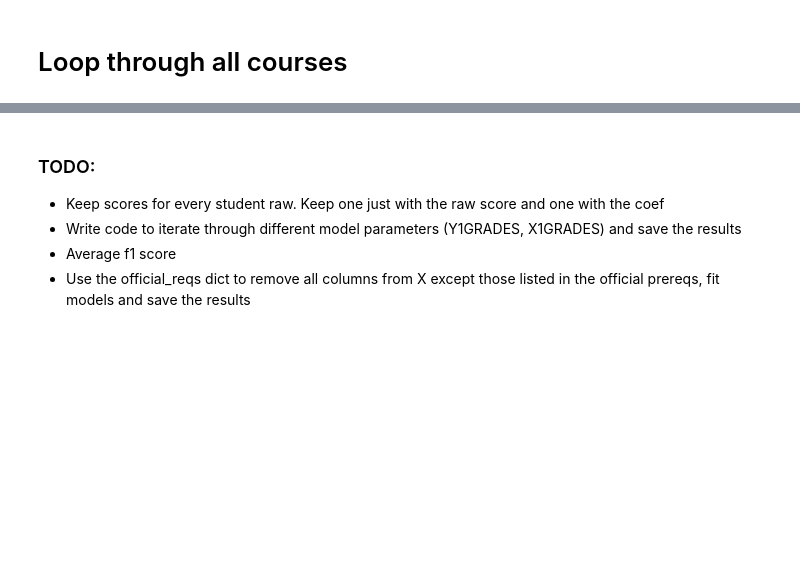
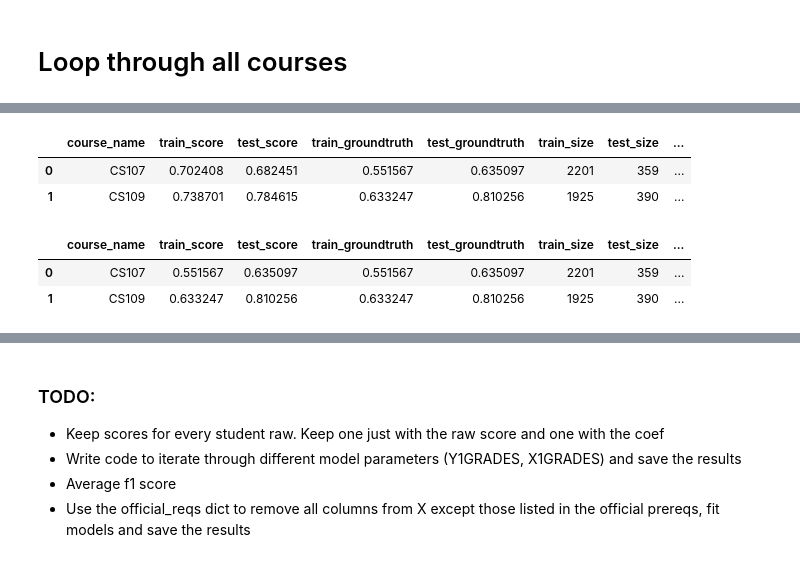
Before and after one commit to gmdavis1/carta-prereqs, a Jupyter notebook: models/wcc_logreg_initial.ipynb, the cells around one changed output, grey strips where cells are left out. Drawn from its saved outputs; the diff is of its cells as text; code cells hidden in the pictures; blank space fills up the shorter version.

Commit message:
official prereq model working

```diff
--- a/models/wcc_logreg_initial.ipynb
+++ b/models/wcc_logreg_initial.ipynb
@@ -477,0 +575,9 @@ results_df
+# %%
+results_full = []
+results_prereq = []
+executor = ThreadPoolExecutor()
+for course_name in ["CS107", "CS109"]:
+    executor.submit(run_predictions_with_prereqs, course_name, results_full, results_prereq)
+executor.shutdown()
+results_full_df = pd.DataFrame(results_full, columns = ["course_name", "train_score", "test_score", "train_groundtruth", "test_groundtruth", "train_size", "test_size", "precision", "recall", "f1_score"])
+results_prereq_df = pd.DataFrame(results_prereq, columns = ["course_name", "train_score", "test_score", "train_groundtruth", "test_groundtruth", "train_size", "test_size", "precision", "recall", "f1_score"])
@@ -478,2 +602,14 @@ results_df
+# %%
+results_full_df
+# %% [output]
+|  | course_name | train_score | test_score | train_groundtruth | test_groundtruth | train_size | test_size | ... |
+| 0 | CS107 | 0.702408 | 0.682451 | 0.551567 | 0.635097 | 2201 | 359 | ... |
+| 1 | CS109 | 0.738701 | 0.784615 | 0.633247 | 0.810256 | 1925 | 390 | ... |
+# %%
+results_prereq_df
+# %% [output]
+|  | course_name | train_score | test_score | train_groundtruth | test_groundtruth | train_size | test_size | ... |
+| 0 | CS107 | 0.551567 | 0.635097 | 0.551567 | 0.635097 | 2201 | 359 | ... |
+| 1 | CS109 | 0.633247 | 0.810256 | 0.633247 | 0.810256 | 1925 | 390 | ... |
 # %%
 results_df[~results_df["train_score"].isnull()]
```
Also changed, not shown: parts of 31 cells of this notebook, 7 other files.
